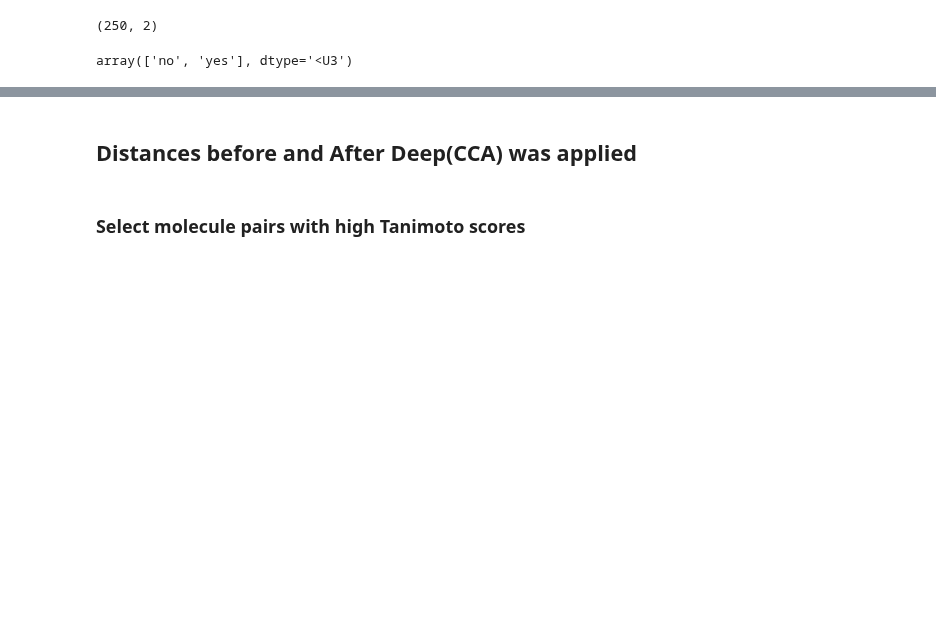
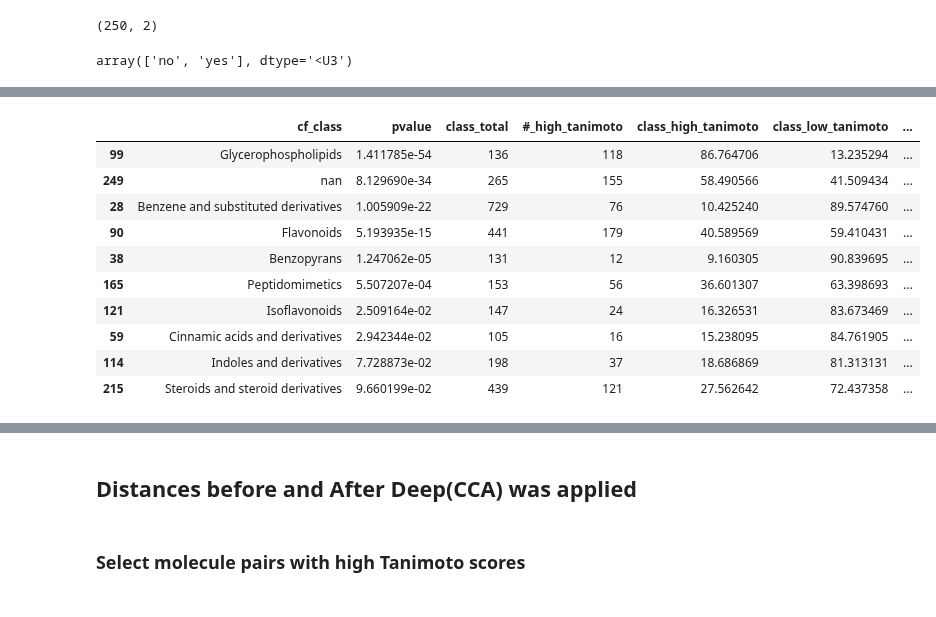
Before and after one commit to LukaLmelias/DeepCCA_thesis, a Jupyter notebook: final_model_prediction_and_evaluation.ipynb, the cells around one changed output, grey strips where cells are left out. Cells and saved outputs as stored; diff of their text form; code cells hidden in the pictures; blank space fills up the shorter version.

```diff
--- a/final_model_prediction_and_evaluation.ipynb
+++ b/final_model_prediction_and_evaluation.ipynb
@@ -751 +767,15 @@ new_df_high = high_enriched_df.drop(columns=['cf_class',
+# %%
+high_enriched_df.head(10)
+# %% [output]
+|  | cf_class | pvalue | class_total | #_high_tanimoto | class_high_tanimoto | class_low_tanimoto | ... |
+| 99 | Glycerophospholipids | 1.411785e-54 | 136 | 118 | 86.764706 | 13.235294 | ... |
+| 249 | nan | 8.129690e-34 | 265 | 155 | 58.490566 | 41.509434 | ... |
+| 28 | Benzene and substituted derivatives | 1.005909e-22 | 729 | 76 | 10.425240 | 89.574760 | ... |
+| 90 | Flavonoids | 5.193935e-15 | 441 | 179 | 40.589569 | 59.410431 | ... |
+| 38 | Benzopyrans | 1.247062e-05 | 131 | 12 | 9.160305 | 90.839695 | ... |
+| 165 | Peptidomimetics | 5.507207e-04 | 153 | 56 | 36.601307 | 63.398693 | ... |
+| 121 | Isoflavonoids | 2.509164e-02 | 147 | 24 | 16.326531 | 83.673469 | ... |
+| 59 | Cinnamic acids and derivatives | 2.942344e-02 | 105 | 16 | 15.238095 | 84.761905 | ... |
+| 114 | Indoles and derivatives | 7.728873e-02 | 198 | 37 | 18.686869 | 81.313131 | ... |
+| 215 | Steroids and steroid derivatives | 9.660199e-02 | 439 | 121 | 27.562642 | 72.437358 | ... |
 # %%
```
Also changed, not shown: parts of 11 cells of this notebook.
